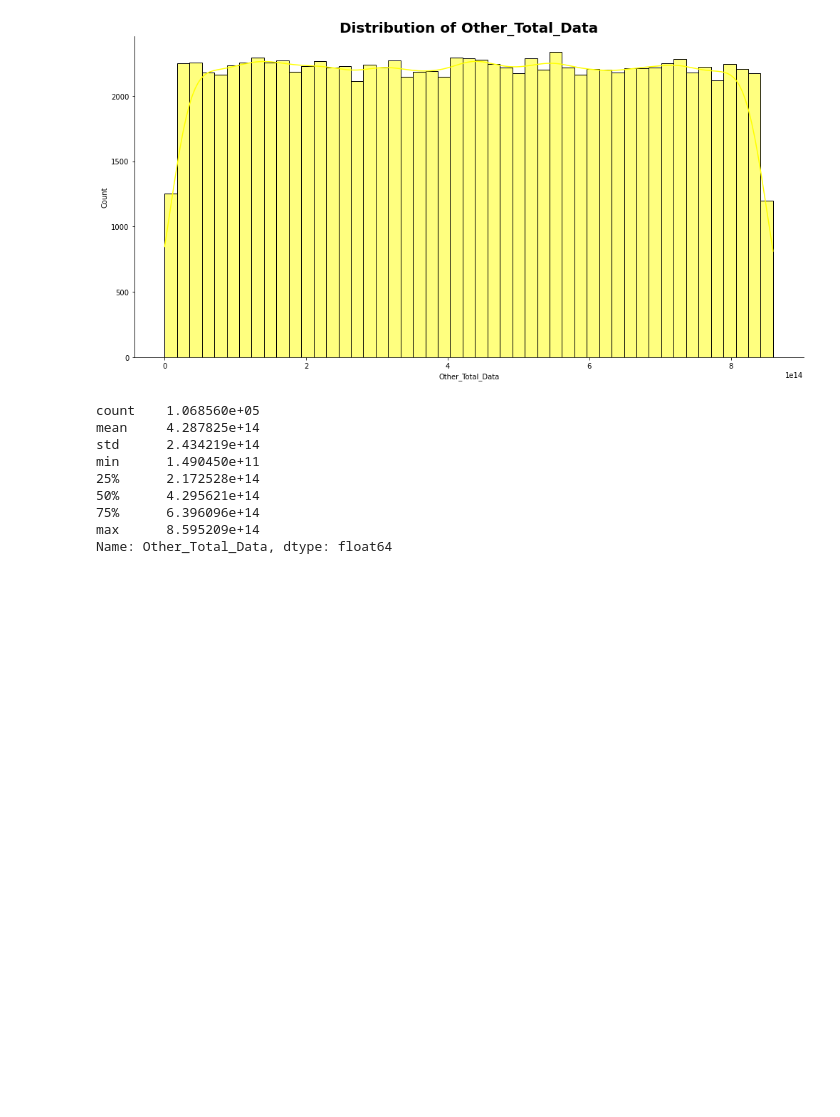
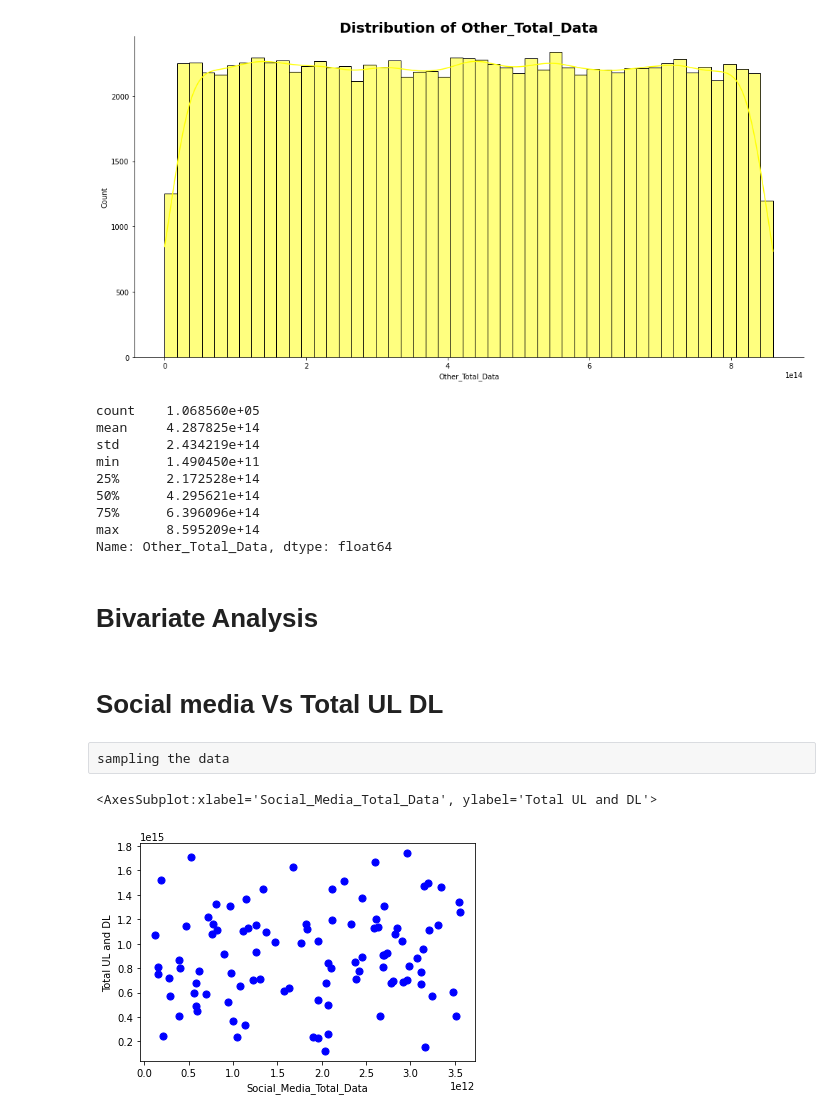
Before and after one commit to kebishaa/telecom-user-analytics, a Jupyter notebook: notebooks/data_exploration.ipynb, the cells around one changed output. Cells and saved outputs as stored; diff of their text form; code cells hidden in the pictures; blank space fills up the shorter version.

```diff
--- a/notebooks/data_exploration.ipynb
+++ b/notebooks/data_exploration.ipynb
@@ -275,3 +275,14 @@ min      1.490450e+11
 75%      6.396096e+14
 max      8.595209e+14
 Name: Other_Total_Data, dtype: float64
+# %% [markdown]
+# Bivariate Analysis
+# %% [markdown]
+# Social media Vs Total UL DL
+# %% [raw]
+sampling the data
+# %%
+df[df['Social_Media_Total_Data'] > 1.729234e+06].sample(100).plot.scatter(x='Social_Media_Total_Data', y='Total UL and DL', c='blue', s=50)
+# %% [output]
+<AxesSubplot:xlabel='Social_Media_Total_Data', ylabel='Total UL and DL'>
+[figure, added]
```
Also changed, not shown: parts of 27 cells of this notebook.
